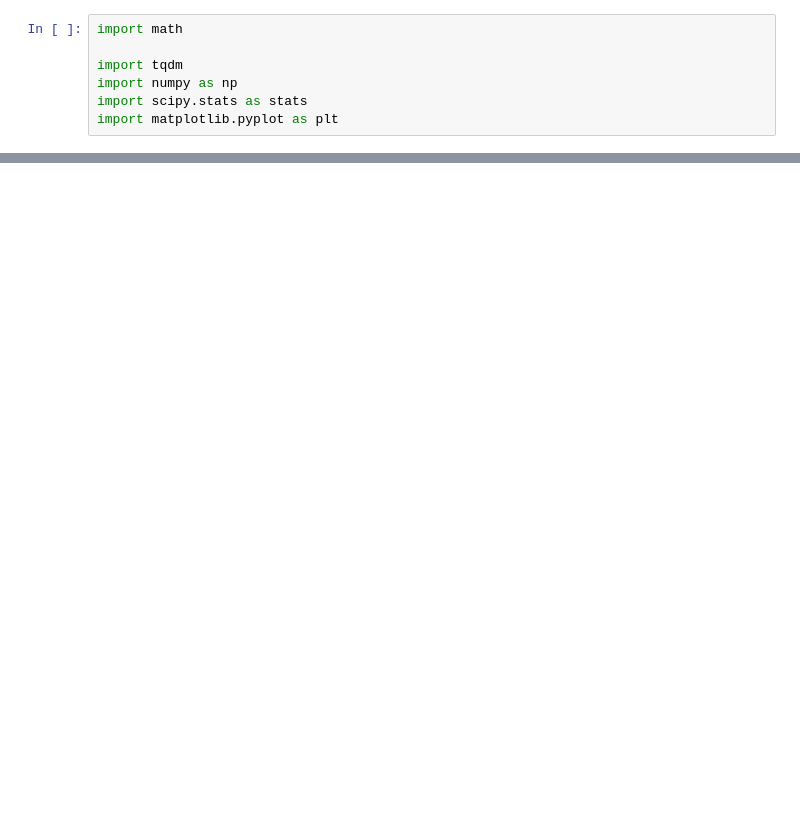
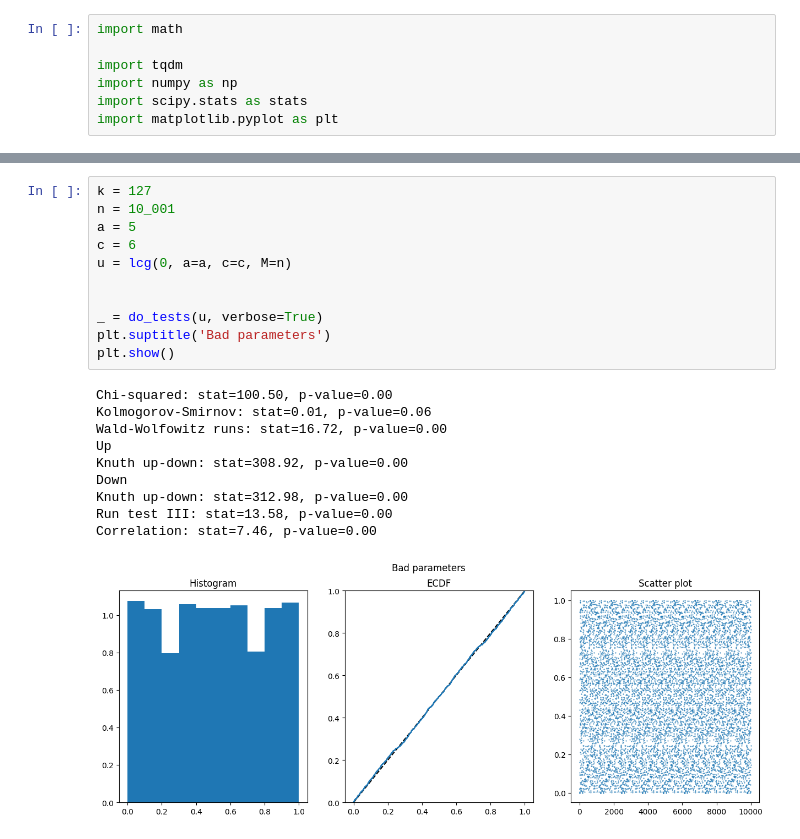
Before and after one commit to nielsenchristianole/stochastic_simulation, a Jupyter notebook: excercises/exercises.ipynb, the cells around one changed output, grey strips where cells are left out. Cells and saved outputs as stored; diff of their text form; blank space fills up the shorter version.

```diff
--- a/excercises/exercises.ipynb
+++ b/excercises/exercises.ipynb
@@ -73,0 +171,22 @@ stats.chi2(df=k - 1).ppf(0.5)
+# %%
+k = 127
+n = 10_001
+a = 5
+c = 6
+u = lcg(0, a=a, c=c, M=n)
+
+
+_ = do_tests(u, verbose=True)
+plt.suptitle('Bad parameters')
+plt.show()
+# %% [output]
+Chi-squared: stat=100.50, p-value=0.00
+Kolmogorov-Smirnov: stat=0.01, p-value=0.06
+Wald-Wolfowitz runs: stat=16.72, p-value=0.00
+Up
+Knuth up-down: stat=308.92, p-value=0.00
+Down
+Knuth up-down: stat=312.98, p-value=0.00
+Run test III: stat=13.58, p-value=0.00
+Correlation: stat=7.46, p-value=0.00
+[figure, added]
```
Also changed, not shown: parts of 14 cells of this notebook.
